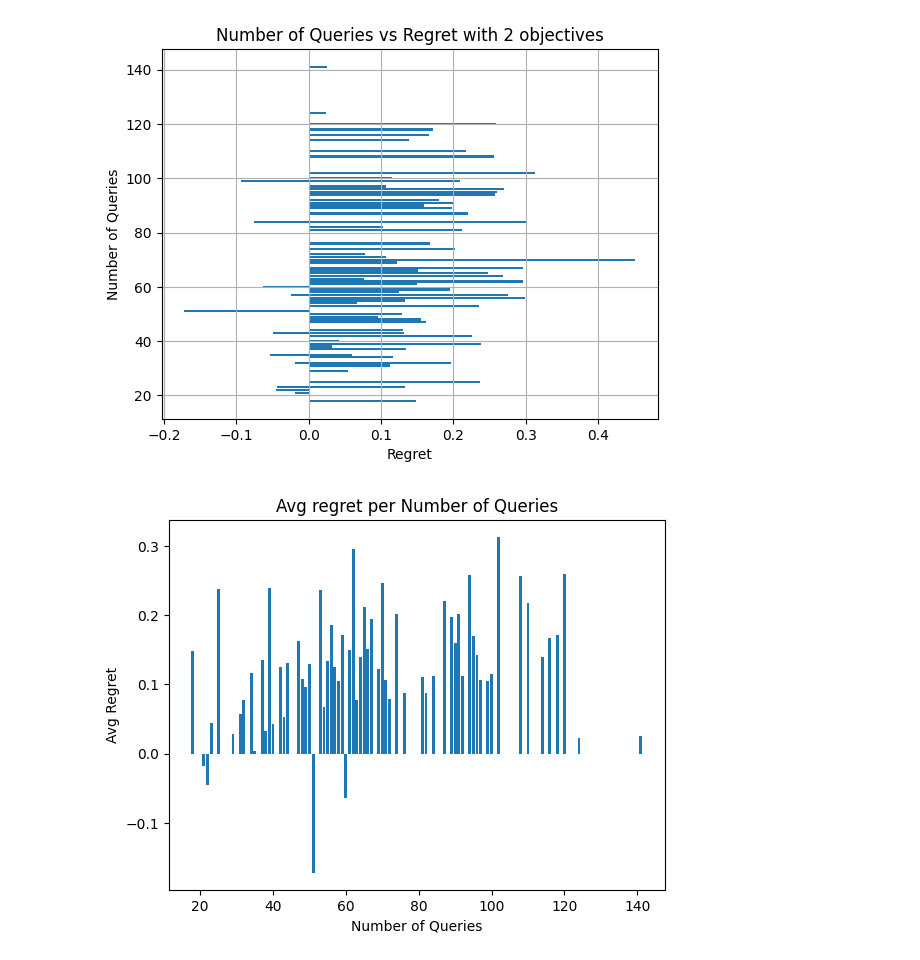
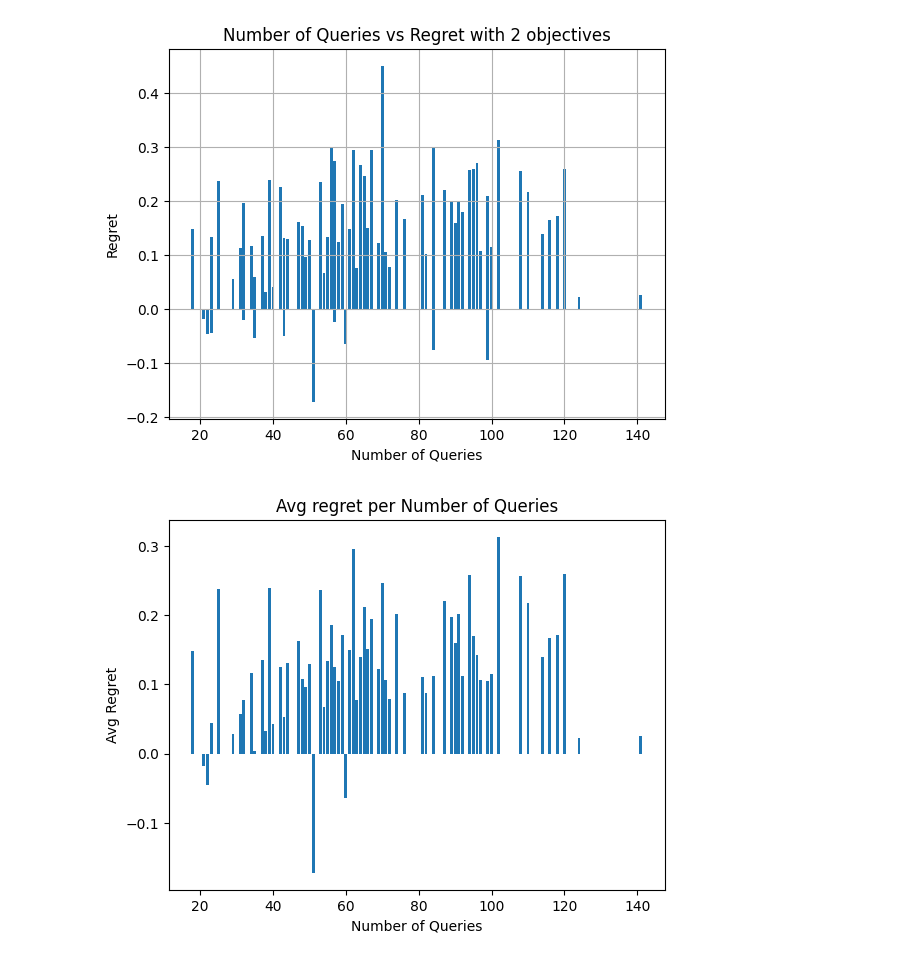
Before and after one commit to Amsterdam-Internships/Multi-objective_Optimization_using_Interactive_User_Approach, a Jupyter notebook: experiments/visualization-EI.ipynb, the cells around one changed output. Cells and saved outputs as stored; diff of their text form; code cells hidden in the pictures.

```diff
--- a/experiments/visualization-EI.ipynb
+++ b/experiments/visualization-EI.ipynb
@@ -15,13 +15,12 @@ regret_round = np.round(regret, 3)
 # %%
 # sns.histplot(num_queries, label='Number of Queries', color='b')
 # sns.histplot(regret, label='regret', stat='density', color='g' )
-plt.barh(num_queries, regret)
-# plt.plot(num_queries, regret)
-plt.xlabel('Regret')
-plt.ylabel('Number of Queries')
+# plt.barh(regret, num_queries)
+plt.bar(num_queries, regret_round)
+plt.ylabel('Regret')
+plt.xlabel('Number of Queries')
 plt.title('Number of Queries vs Regret with 2 objectives')
-plt.savefig('results/EI with 2 obj.jpg', format='jpeg', dpi=300)
 plt.grid(True)
 plt.show()
 # %% [output]
-[figure, old version]
+[figure, new version]
```
Also changed, not shown: parts of 4 cells of this notebook, 9 other files.
